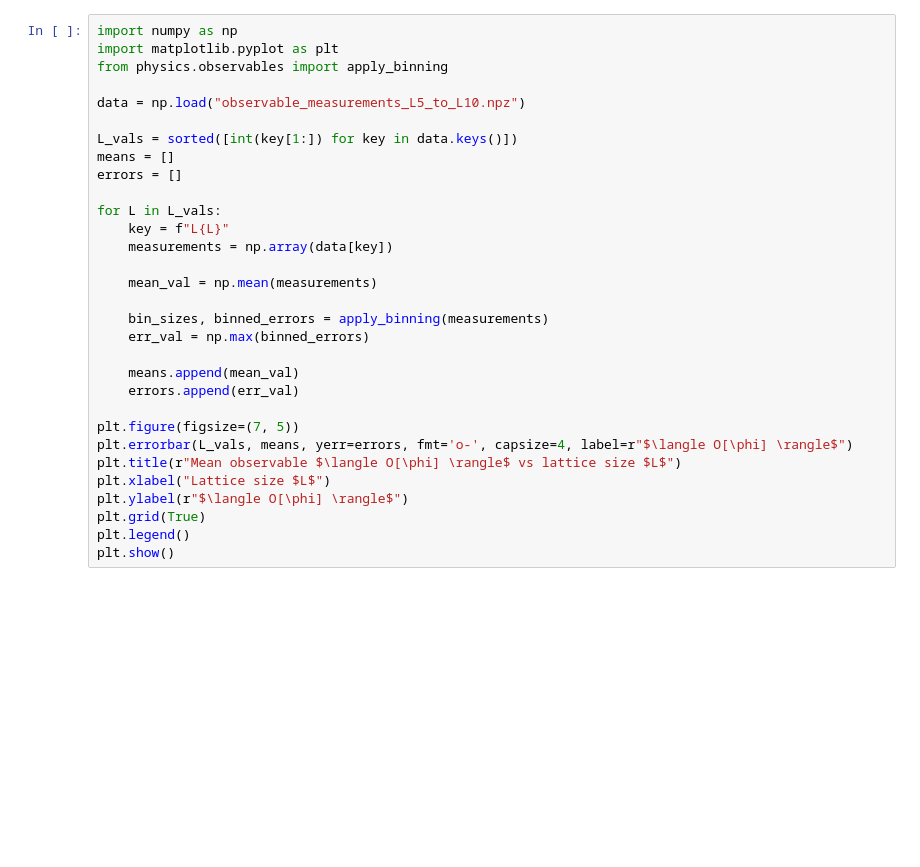
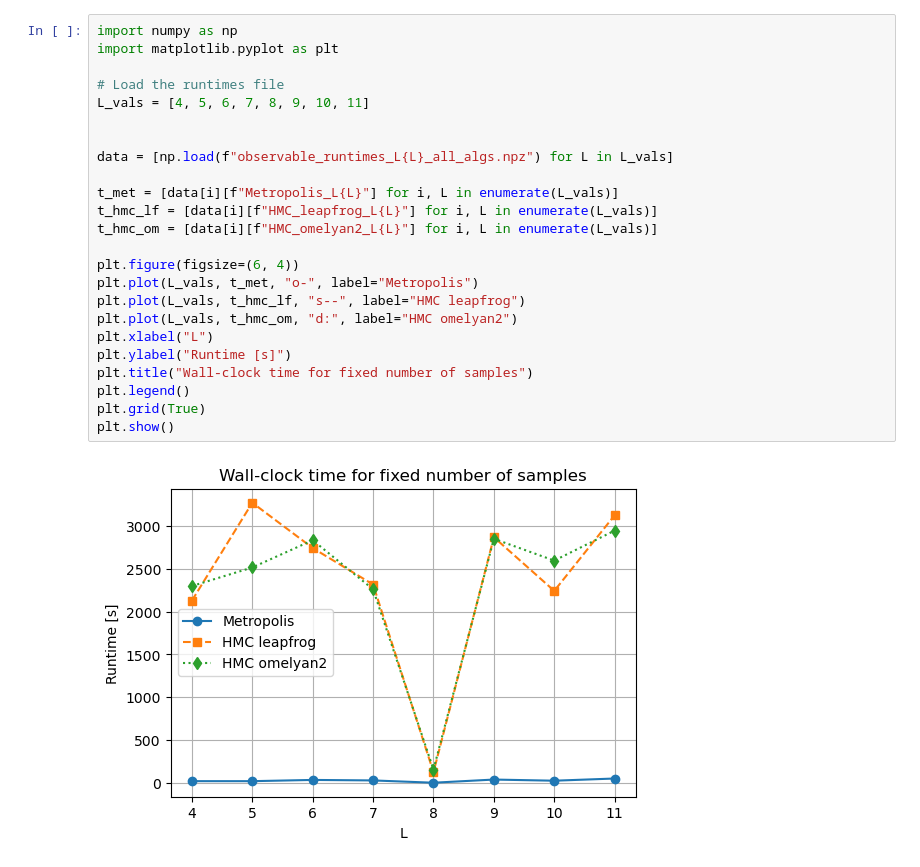
Before and after one commit to FiPf/LFT, a Jupyter notebook: Final Project/code/main.ipynb, the cells around one changed output. Drawn from its saved outputs; the diff is of its cells as text; blank space fills up the shorter version.

```diff
--- a/Final Project/code/main.ipynb
+++ b/Final Project/code/main.ipynb
@@ -316,31 +235,26 @@ for key, err in max_errors.items():
-# %%
-import numpy as np
-import matplotlib.pyplot as plt
-from physics.observables import apply_binning
-
-data = np.load("observable_measurements_L5_to_L10.npz")
-
-L_vals = sorted([int(key[1:]) for key in data.keys()])
-means = []
-errors = []
-
-for L in L_vals:
-    key = f"L{L}"
-    measurements = np.array(data[key])
-
-    mean_val = np.mean(measurements)
-
-    bin_sizes, binned_errors = apply_binning(measurements)
-    err_val = np.max(binned_errors)
-
-    means.append(mean_val)
-    errors.append(err_val)
-
-plt.figure(figsize=(7, 5))
-plt.errorbar(L_vals, means, yerr=errors, fmt='o-', capsize=4, label=r"$\langle O[\phi] \rangle$")
-plt.title(r"Mean observable $\langle O[\phi] \rangle$ vs lattice size $L$")
-plt.xlabel("Lattice size $L$")
-plt.ylabel(r"$\langle O[\phi] \rangle$")
-plt.grid(True)
-plt.legend()
-plt.show()
+# %%
+import numpy as np
+import matplotlib.pyplot as plt
+
+# Load the runtimes file
+L_vals = [4, 5, 6, 7, 8, 9, 10, 11]
+
+
+data = [np.load(f"observable_runtimes_L{L}_all_algs.npz") for L in L_vals]
+
+t_met = [data[i][f"Metropolis_L{L}"] for i, L in enumerate(L_vals)]
+t_hmc_lf = [data[i][f"HMC_leapfrog_L{L}"] for i, L in enumerate(L_vals)]
+t_hmc_om = [data[i][f"HMC_omelyan2_L{L}"] for i, L in enumerate(L_vals)]
+
+plt.figure(figsize=(6, 4))
+plt.plot(L_vals, t_met, "o-", label="Metropolis")
+plt.plot(L_vals, t_hmc_lf, "s--", label="HMC leapfrog")
+plt.plot(L_vals, t_hmc_om, "d:", label="HMC omelyan2")
+plt.xlabel("L")
+plt.ylabel("Runtime [s]")
+plt.title("Wall-clock time for fixed number of samples")
+plt.legend()
+plt.grid(True)
+plt.show()
+# %% [output]
+[figure, added]
```
Also changed, not shown: parts of 21 cells of this notebook, 46 other files.
